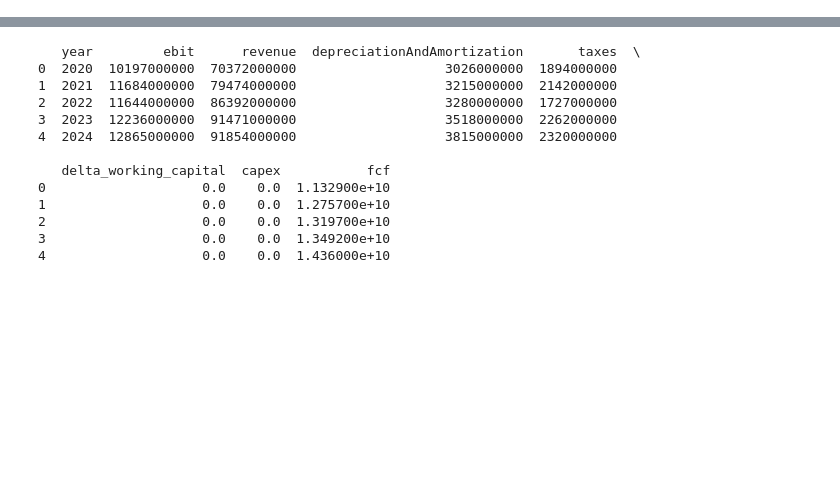
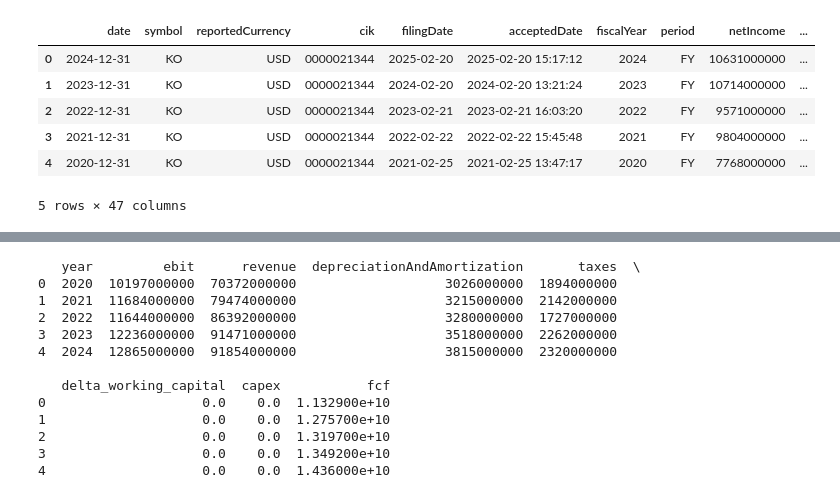
Before and after one commit to minavyoussef/PEP-FIN42030-Group11, a Jupyter notebook: PEP-DCF-Ratios-Python-Analysis.ipynb, the cells around one changed output, grey strips where cells are left out. Drawn from its saved outputs; the diff is of its cells as text; code cells hidden in the pictures; blank space fills up the shorter version.

```diff
--- a/PEP-DCF-Ratios-Python-Analysis.ipynb
+++ b/PEP-DCF-Ratios-Python-Analysis.ipynb
@@ -195,0 +60,10 @@ np.float64(11329000000.0)
+# %%
+ko_cash_flow
+# %% [output]
+|  | date | symbol | reportedCurrency | cik | filingDate | acceptedDate | fiscalYear | period | netIncome | ... |
+| 0 | 2024-12-31 | KO | USD | 0000021344 | 2025-02-20 | 2025-02-20 15:17:12 | 2024 | FY | 10631000000 | ... |
+| 1 | 2023-12-31 | KO | USD | 0000021344 | 2024-02-20 | 2024-02-20 13:21:24 | 2023 | FY | 10714000000 | ... |
+| 2 | 2022-12-31 | KO | USD | 0000021344 | 2023-02-21 | 2023-02-21 16:03:20 | 2022 | FY | 9571000000 | ... |
+| 3 | 2021-12-31 | KO | USD | 0000021344 | 2022-02-22 | 2022-02-22 15:45:48 | 2021 | FY | 9804000000 | ... |
+| 4 | 2020-12-31 | KO | USD | 0000021344 | 2021-02-25 | 2021-02-25 13:47:17 | 2020 | FY | 7768000000 | ... |
+5 rows × 47 columns
```
Also changed, not shown: parts of 13 cells of this notebook.
